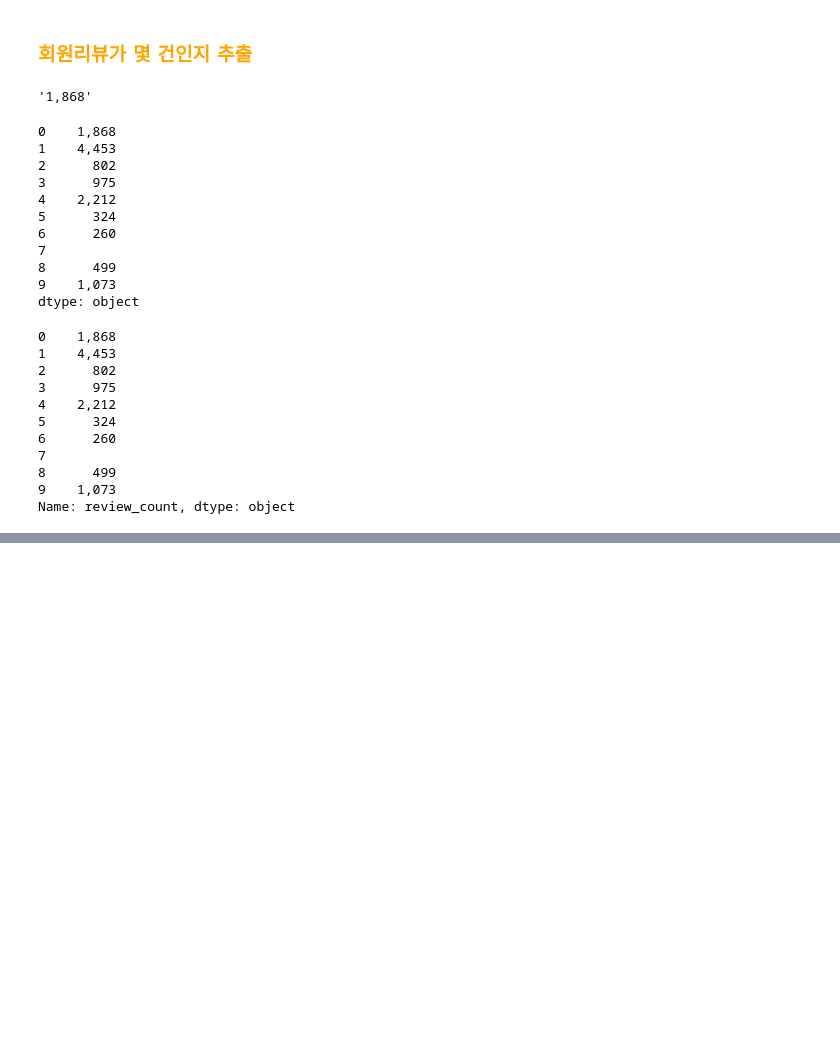
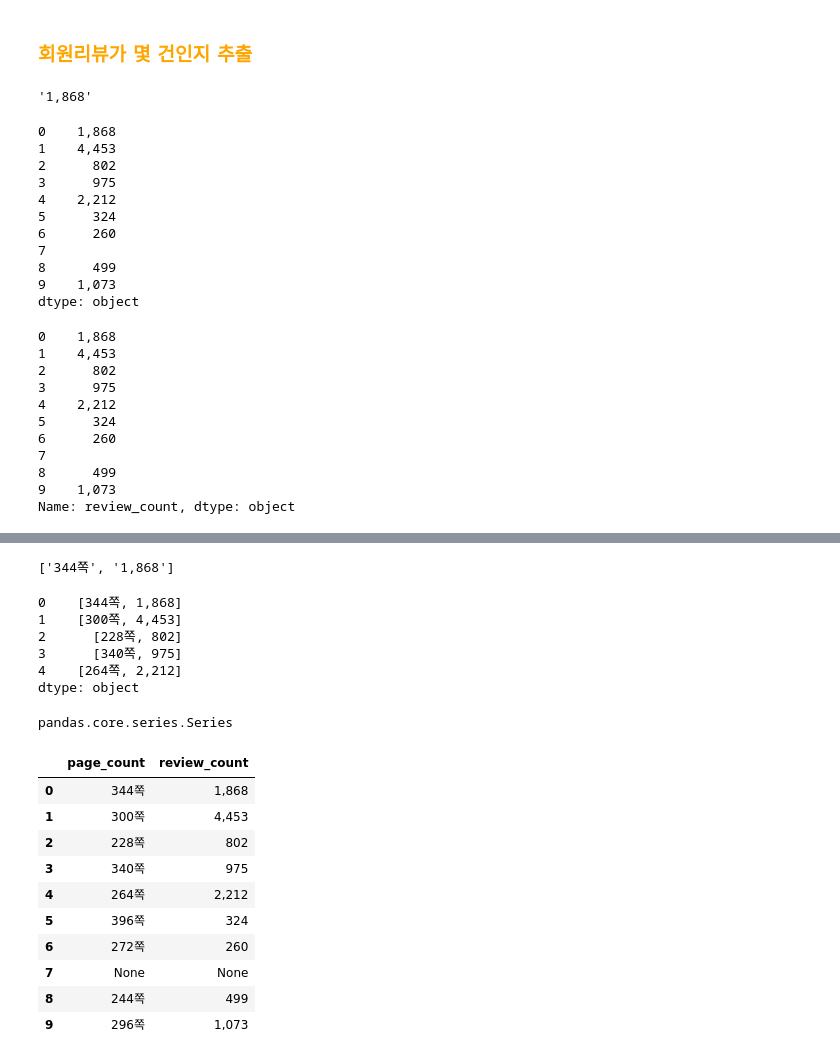
Before and after one commit to alexko-mot/python_class, a Jupyter notebook: W13_2_02-2_KOSEOKHO_113846.ipynb, the cells around one changed output, grey strips where cells are left out. Saved outputs shown, nothing was run; the diff lists cells and outputs as text; code cells hidden in the pictures; blank space fills up the shorter version.

```diff
--- a/W13_2_02-2_KOSEOKHO_113846.ipynb
+++ b/W13_2_02-2_KOSEOKHO_113846.ipynb
@@ -369,0 +376,72 @@ top10_with_review_count.to_csv('./top10_with_review_count.csv')
+# %%
+def get_page_cnt_and_review_cnt(isbn):
+    # Yes24 도서 검색 페이지 URL
+    url = 'http://www.yes24.com/Product/Search?domain=BOOK&query={}'
+    # URL에 ISBN을 넣어 HTML 가져옵니다.
+    r = requests.get(url.format(isbn))
+    soup = BeautifulSoup(r.text, 'html.parser')   # HTML 파싱
+    # 검색 결과에서 해당 도서를 선택합니다.
+    prd_info = soup.find('a', attrs={'class':'gd_name'})
+    if prd_info == None:
+        return ''
+    # 도서 상세 페이지를 가져옵니다.
+    url = 'http://www.yes24.com'+prd_info['href']
+    r = requests.get(url)
+    soup = BeautifulSoup(r.text, 'html.parser')
+
+    # ----------------------------------------------------------------
+    # Page count
+    # ----------------------------------------------------------------
+    # 상품 상세정보 div를 선택합니다.
+    prd_detail = soup.find('div', attrs={'id':'infoset_specific'})
+    # 테이블에 있는 tr 태그를 가져옵니다.
+    prd_tr_list = prd_detail.find_all('tr')
+    # 쪽수가 들어 있는 th를 찾아 td에 담긴 값을 반환합니다.
+    page_cnt = ''
+    for tr in prd_tr_list:
+        if tr.find('th').get_text() == '쪽수, 무게, 크기':
+            page_cnt = tr.find('td').get_text().split()[0]
+
+    # ----------------------------------------------------------------
+    # Review count
+    # ----------------------------------------------------------------
+    review_counts_html = soup.find('span', attrs={'class':'gd_reviewCount'})
+    review_count = review_counts_html.find('em')
+
+    # Add to result
+    result = [page_cnt, review_count.text]
+    return result
+# %%
+test = get_page_cnt_and_review_cnt(isbn)
+test
+# %% [output]
+['344쪽', '1,868']
+# %%
+counts = top10_books.apply(lambda row: get_page_cnt_and_review_cnt(row['isbn13']), axis=1)
+counts.head(5)
+# %% [output]
+0    [344쪽, 1,868]
+1    [300쪽, 4,453]
+2      [228쪽, 802]
+3      [340쪽, 975]
+4    [264쪽, 2,212]
+dtype: object
+# %%
+type(counts)
+# %% [output]
+pandas.core.series.Series
+# %%
+counts_df = pd.DataFrame(counts.to_list(), columns=['page_count', 'review_count'])
+counts_df
+# %% [output]
+|  | page_count | review_count |
+| 0 | 344쪽 | 1,868 |
+| 1 | 300쪽 | 4,453 |
+| 2 | 228쪽 | 802 |
+| 3 | 340쪽 | 975 |
+| 4 | 264쪽 | 2,212 |
+| 5 | 396쪽 | 324 |
+| 6 | 272쪽 | 260 |
+| 7 | None | None |
+| 8 | 244쪽 | 499 |
+| 9 | 296쪽 | 1,073 |
```
Also changed, not shown: parts of 3 cells of this notebook.
